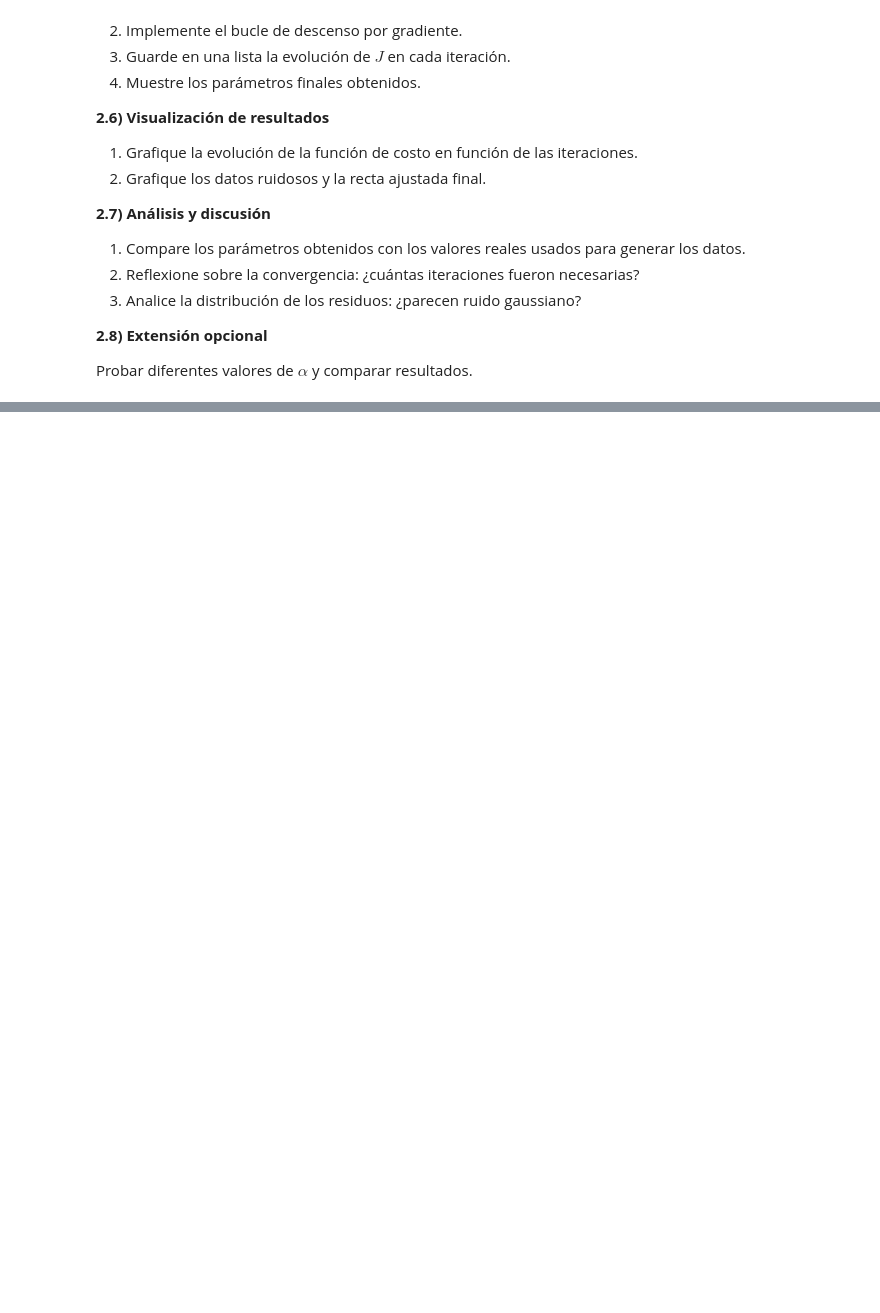
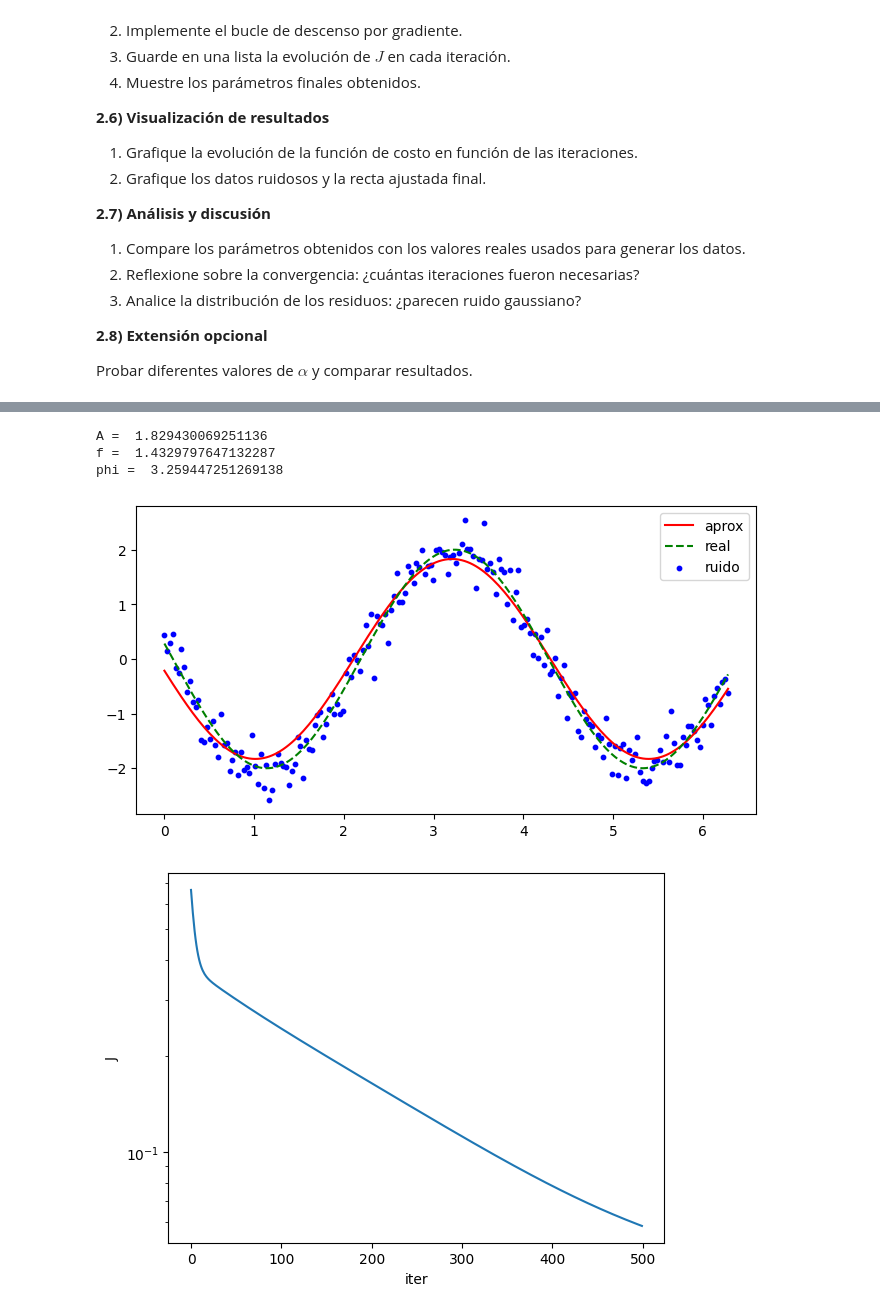
Before and after one commit to Benja2133/Guias-RedesNeuronales, a Jupyter notebook: redes-neuronales-2025-guia-9.ipynb, the cells around one changed output, grey strips where cells are left out. Drawn from its saved outputs; the diff is of its cells as text; code cells hidden in the pictures; blank space fills up the shorter version.

```diff
--- a/redes-neuronales-2025-guia-9.ipynb
+++ b/redes-neuronales-2025-guia-9.ipynb
@@ -212,0 +211,63 @@ Probar diferentes valores de $\alpha$ y comparar resultados.
+# %%
+import numpy as np
+import matplotlib.pyplot as plt
+
+np.random.seed(42)
+
+n = 200
+p = [1,1,4]  # A, f, phi
+x = np.linspace(0,2*np.pi,n)
+
+real_A = 2
+real_f = 1.5
+real_phi = 3
+
+noise = np.random.normal(0,0.3,size = n)
+real_values = real_A * np.sin(real_f * x + real_phi)
+noisy_values = real_values + noise
+
+alfa = 0.01
+J_list = []
+for j in range(500):
+    pder0 = pder1 = pder2 = 0.0
+    J = 0.0
+
+    y_i = noisy_values
+    sin_value  = np.sin(p[1]*x + p[2])
+    cos_value = np.cos(p[1]*x + p[2])
+    y_hat = p[0] * sin_value
+    error = y_hat - y_i
+    pder0 = np.sum(error * sin_value)/n
+    pder1 = np.sum(error * (p[0] * x * cos_value))/n
+    pder2 = np.sum(error * (p[0] * cos_value))/n
+
+    J = (1/(2*n)) * np.sum(error**2)
+    J_list.append(J)
+
+    p[0] -= alfa * pder0
+    p[1] -= alfa * pder1
+    p[2] -= alfa * pder2
+
+#x = np.arange(n)              # <-- importante: misma malla
+y = p[0] * np.sin(p[1]*x + p[2])
+
+print("A = ", p[0])
+print("f = ", p[1])
+print("phi = ", p[2])
+
+plt.figure(figsize=(8,4))
+plt.plot(x, y, label="aprox", linestyle='-', c='red')
+plt.plot(x, real_values, label="real", linestyle='--', c='green')
+plt.scatter(x, noisy_values, label="ruido", c='blue', s=10)
+plt.legend(); plt.show()
+
+plt.figure()
+plt.plot(J_list)
+plt.yscale('log')   # opcional
+plt.xlabel('iter'); plt.ylabel('J'); plt.show()
+# %% [output]
+A =  1.829430069251136
+f =  1.4329797647132287
+phi =  3.259447251269138
+[figure, added]
+[figure, added]
```
Also changed, not shown: parts of 3 cells of this notebook.
